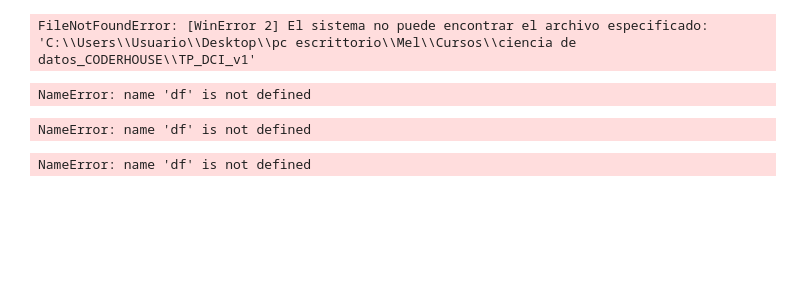
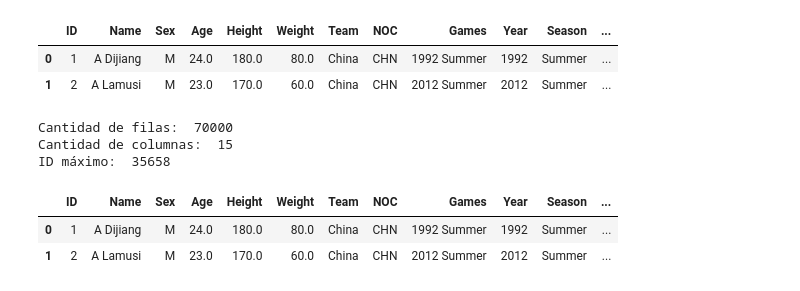
Before and after one commit to maquimelina/Proyecto-Data-Science-I, a Jupyter notebook: juegos_olimpicos.ipynb, the cells around one changed output. Cells and saved outputs as stored; diff of their text form; code cells hidden in the pictures; blank space fills up the shorter version.

```diff
--- a/juegos_olimpicos.ipynb
+++ b/juegos_olimpicos.ipynb
@@ -4,27 +11,26 @@ import numpy as np
 import os
 # %%
 # Define el directorio de trabajo a la ruta deseada
-nueva_ruta = 'C:\\Users\\Usuario\\Desktop\\pc escrittorio\\Mel\\Cursos\\ciencia de datos_CODERHOUSE\\TP_DCI_v1'
+nueva_ruta = 'C:\\Users\\Usuario\\Desktop\\pc escrittorio\\Mel\\Cursos\\ciencia de datos_CODERHOUSE\\1.Data Science_2024\\Proyecto-Data-Science-I'
 os.chdir(nueva_ruta)
 
 # Levanto el archivo
 df = pd.read_csv("dataset_olympics.csv",sep = ',')
 df.head(2)
 # %% [output]
-FileNotFoundError: [WinError 2] El sistema no puede encontrar el archivo especificado: 'C:\\Users\\Usuario\\Desktop\\pc escrittorio\\Mel\\Cursos\\ciencia de datos_CODERHOUSE\\TP_DCI_v1'
+|  | ID | Name | Sex | Age | Height | Weight | Team | NOC | Games | Year | Season | ... |
+| 0 | 1 | A Dijiang | M | 24.0 | 180.0 | 80.0 | China | CHN | 1992 Summer | 1992 | Summer | ... |
+| 1 | 2 | A Lamusi | M | 23.0 | 170.0 | 60.0 | China | CHN | 2012 Summer | 2012 | Summer | ... |
-# %%
-# Explorando un poco el DataFrame
-df["Medal"].value_counts()
-max_id = df["ID"].max()
-# %% [output]
-NameError: name 'df' is not defined
 # %%
+# Explorando un poco el DataFrame
 print('Cantidad de filas: ',df.shape[0]) # atributo shape elemento 0 es fila
 print('Cantidad de columnas: ',df.shape[1]) # por defecto el 1 es columna
+df["Medal"].value_counts()
+max_ID = df["ID"].max()
+print("ID máximo: ", max_ID) # ID máximo:  35.658
+
+# Revisión de datos nulos
 # %% [output]
-NameError: name 'df' is not defined
+Cantidad de filas:  70000
+Cantidad de columnas:  15
+ID máximo:  35658
-# %%
-# Revisión de datos nulos
-print(df.info())
-# %% [output]
-NameError: name 'df' is not defined
@@ -41,0 +37,6 @@ nombres_columnas = {0: "ID",
+# %%
+df.head(2)
+# %% [output]
+|  | ID | Name | Sex | Age | Height | Weight | Team | NOC | Games | Year | Season | ... |
+| 0 | 1 | A Dijiang | M | 24.0 | 180.0 | 80.0 | China | CHN | 1992 Summer | 1992 | Summer | ... |
+| 1 | 2 | A Lamusi | M | 23.0 | 170.0 | 60.0 | China | CHN | 2012 Summer | 2012 | Summer | ... |
```
Also changed, not shown: parts of 15 cells of this notebook.
